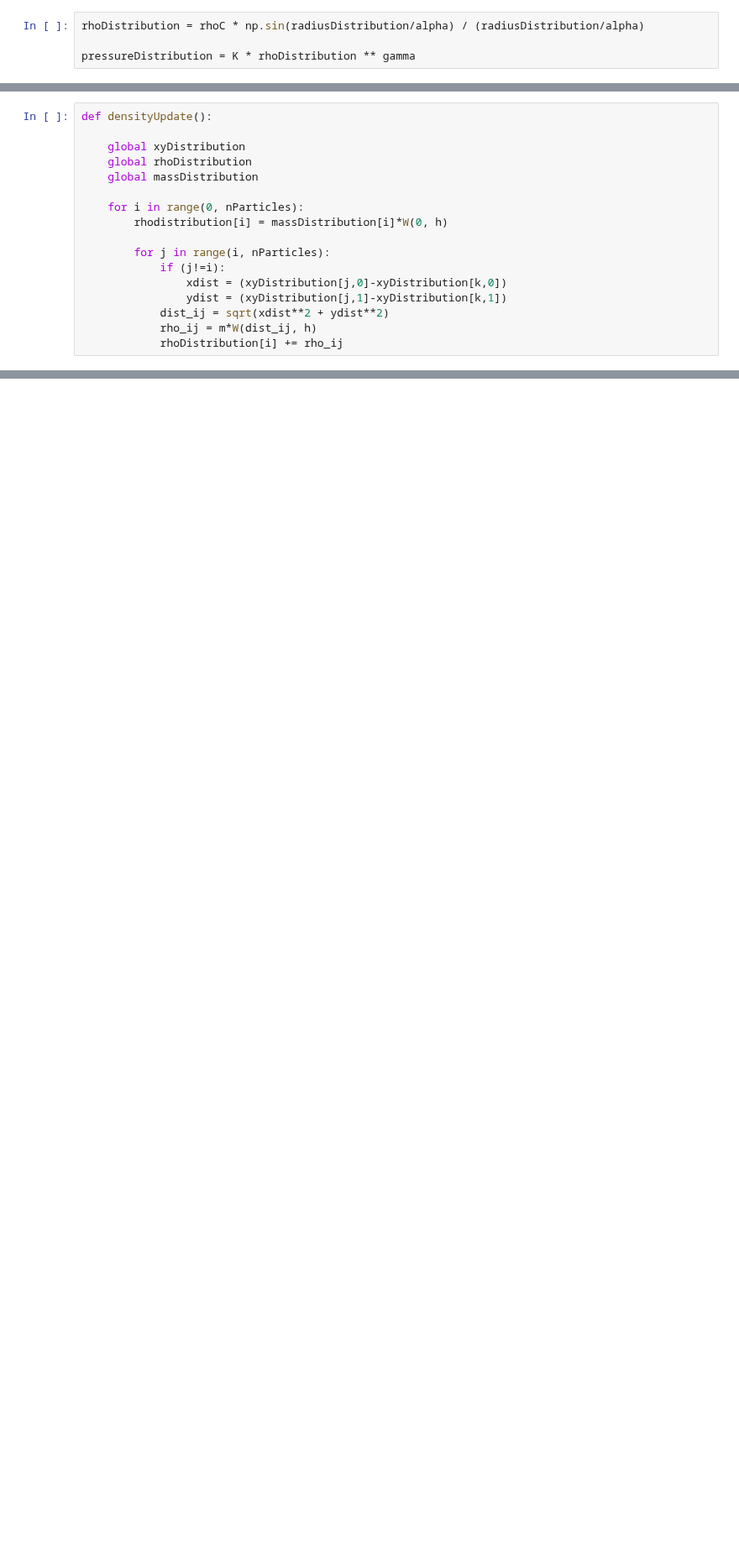
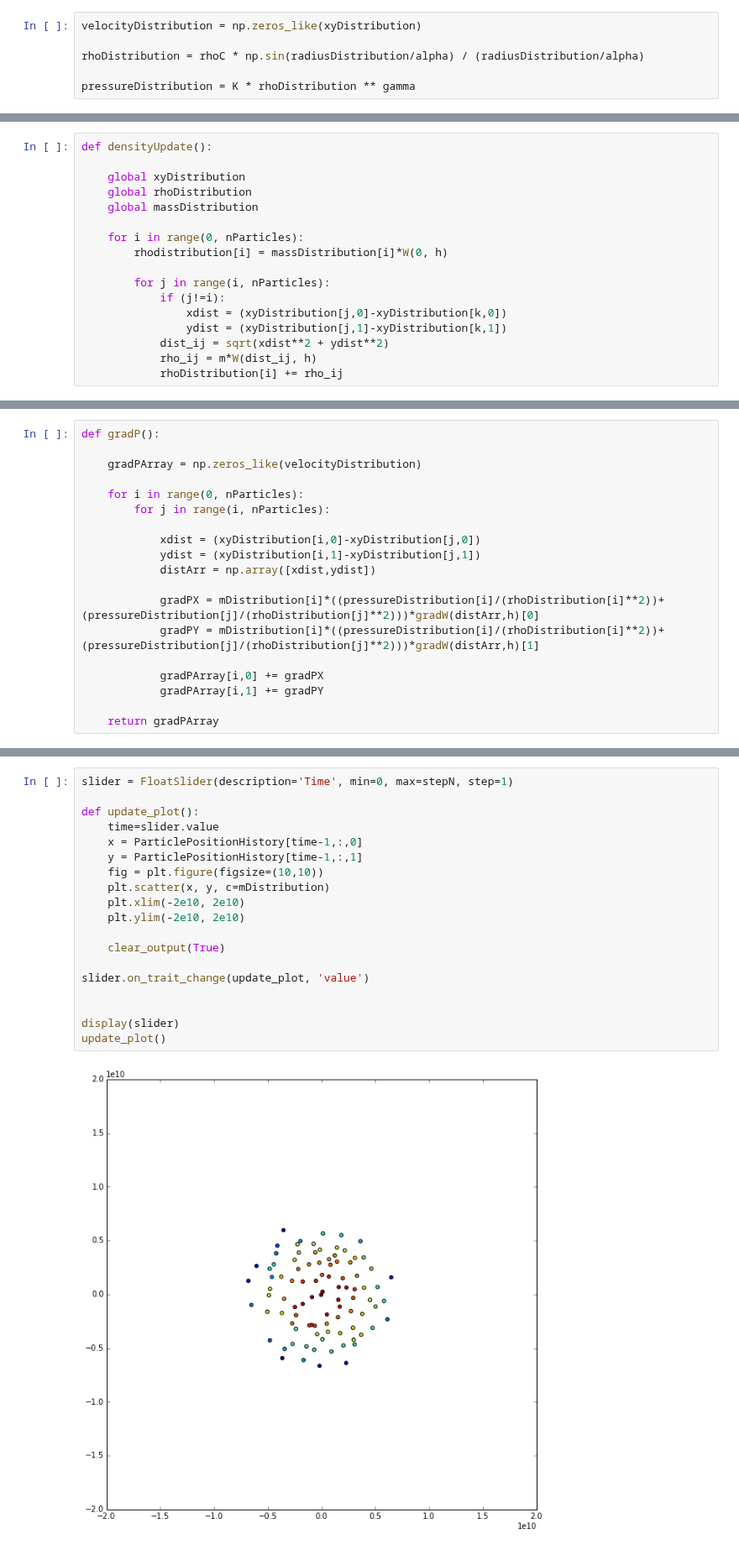
Before and after one commit to saichikine/Jupiter_SPH, a Jupyter notebook: main2.ipynb, the cells around one changed output, grey strips where cells are left out. Shown at 84% size. Cells and saved outputs as stored; diff of their text form; blank space fills up the shorter version.

Commit message:
Added in Sai's gravity and pressure force code and RK1 code

```diff
--- a/main2.ipynb
+++ b/main2.ipynb
@@ -80,4 +80,6 @@ nParticles = len(xyDistribution)
 # %%
+velocityDistribution = np.zeros_like(xyDistribution)
+
 rhoDistribution = rhoC * np.sin(radiusDistribution/alpha) / (radiusDistribution/alpha)
 
 pressureDistribution = K * rhoDistribution ** gamma
@@ -243,0 +242,19 @@ print
+# %%
+def gradP():
+
+    gradPArray = np.zeros_like(velocityDistribution)
+
+    for i in range(0, nParticles):
+        for j in range(i, nParticles):
+
+            xdist = (xyDistribution[i,0]-xyDistribution[j,0])
+            ydist = (xyDistribution[i,1]-xyDistribution[j,1])
+            distArr = np.array([xdist,ydist])
+
+            gradPX = mDistribution[i]*((pressureDistribution[i]/(rhoDistribution[i]**2))+(pressureDistribution[j]/(rhoDistribution[j]**2)))*gradW(distArr,h)[0]
+            gradPY = mDistribution[i]*((pressureDistribution[i]/(rhoDistribution[i]**2))+(pressureDistribution[j]/(rhoDistribution[j]**2)))*gradW(distArr,h)[1]
+
+            gradPArray[i,0] += gradPX
+            gradPArray[i,1] += gradPY
+
+    return gradPArray
@@ -243,0 +342,21 @@ print
+# %%
+slider = FloatSlider(description='Time', min=0, max=stepN, step=1)
+
+def update_plot():
+    time=slider.value
+    x = ParticlePositionHistory[time-1,:,0]
+    y = ParticlePositionHistory[time-1,:,1]
+    fig = plt.figure(figsize=(10,10))
+    plt.scatter(x, y, c=mDistribution)
+    plt.xlim(-2e10, 2e10)
+    plt.ylim(-2e10, 2e10)
+
+    clear_output(True)
+
+slider.on_trait_change(update_plot, 'value')
+
+
+display(slider)
+update_plot()
+# %% [output]
+[figure, added]
```
Also changed, not shown: parts of 11 cells of this notebook.
